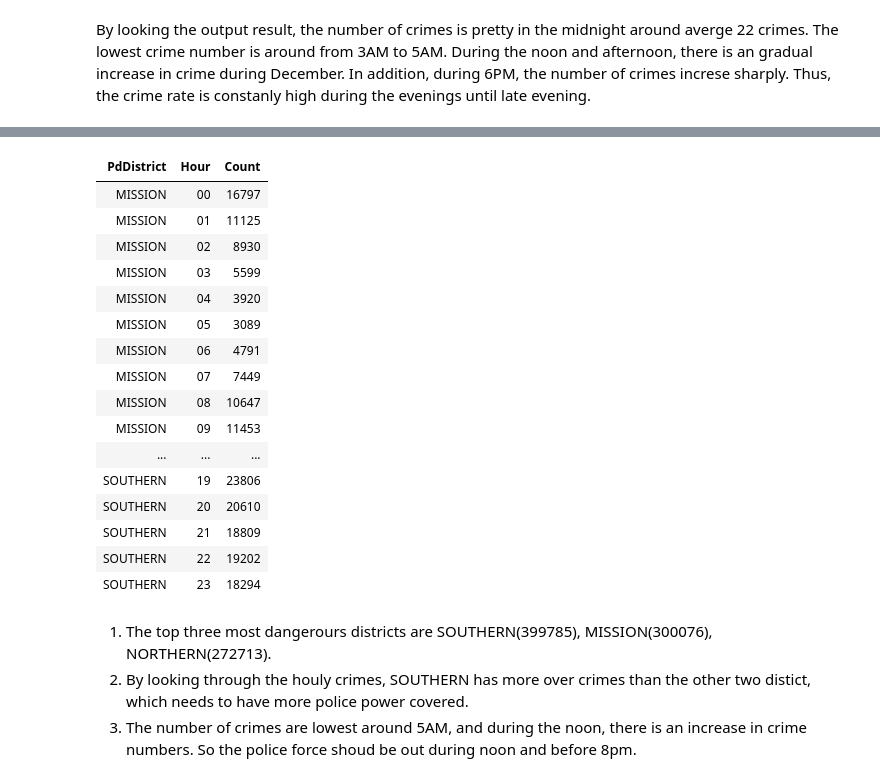
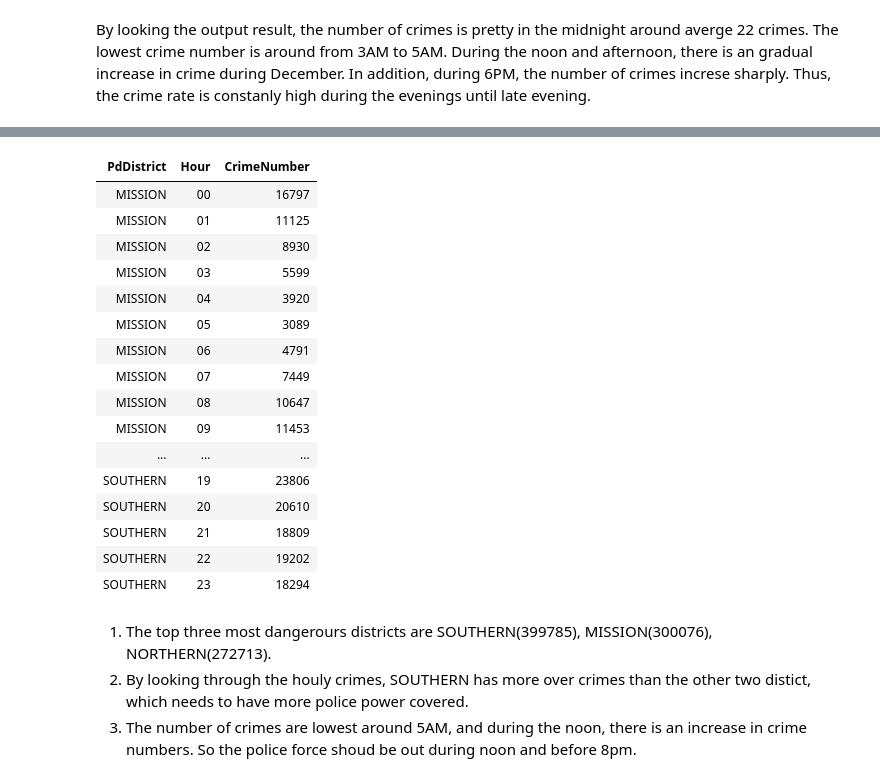
Before and after one commit to yzhang45/San-Francisco-Crime-Analysis, a Jupyter notebook: Hw1_SF_Crime.ipynb, the cells around one changed output, grey strips where cells are left out. Saved outputs shown, nothing was run; the diff lists cells and outputs as text; code cells hidden in the pictures.

```diff
--- a/Hw1_SF_Crime.ipynb
+++ b/Hw1_SF_Crime.ipynb
@@ -274,14 +268,14 @@ display(topDangerDistrict)
 | NORTHERN | 272713 |
 # %%
 # The crime event w.r.t category and time(hour)
-crimeDistrict_hour = spark.sql("SELECT PdDistrict, SUBSTRING(Time,1,2) AS Hour, COUNT(*) AS Count \
+crimeDistrictHour = spark.sql("SELECT PdDistrict, SUBSTRING(Time,1,2) AS Hour, COUNT(*) AS CrimeNumber \
                        FROM sf_crime \
                        WHERE PdDistrict IN ('SOUTHERN', 'MISSION', 'NORTHERN') \
-                       GROUP BY PdDistrict, Hour ORDER BY PdDistrict, Hour, Count")
+                       GROUP BY PdDistrict, Hour ORDER BY PdDistrict, Hour, CrimeNumber")
 
-display(crimeDistrict_hour)
+display(crimeDistrictHour)
 # %% [output]
-| PdDistrict | Hour | Count |
+| PdDistrict | Hour | CrimeNumber |
 | MISSION | 00 | 16797 |
 | MISSION | 01 | 11125 |
 | MISSION | 02 | 8930 |
```
Also changed, not shown: parts of 11 cells of this notebook.
